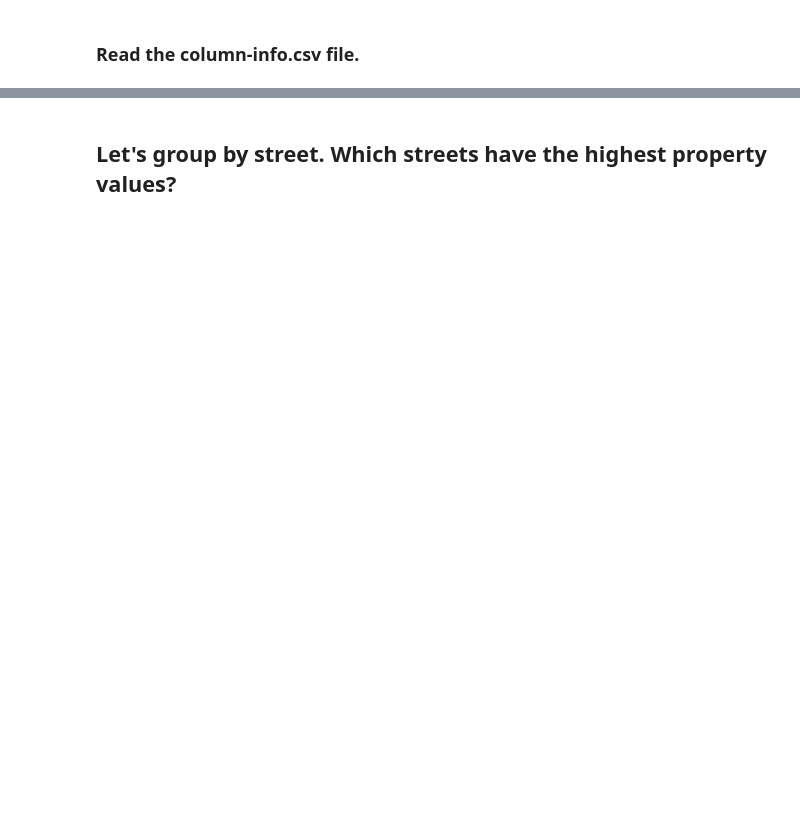
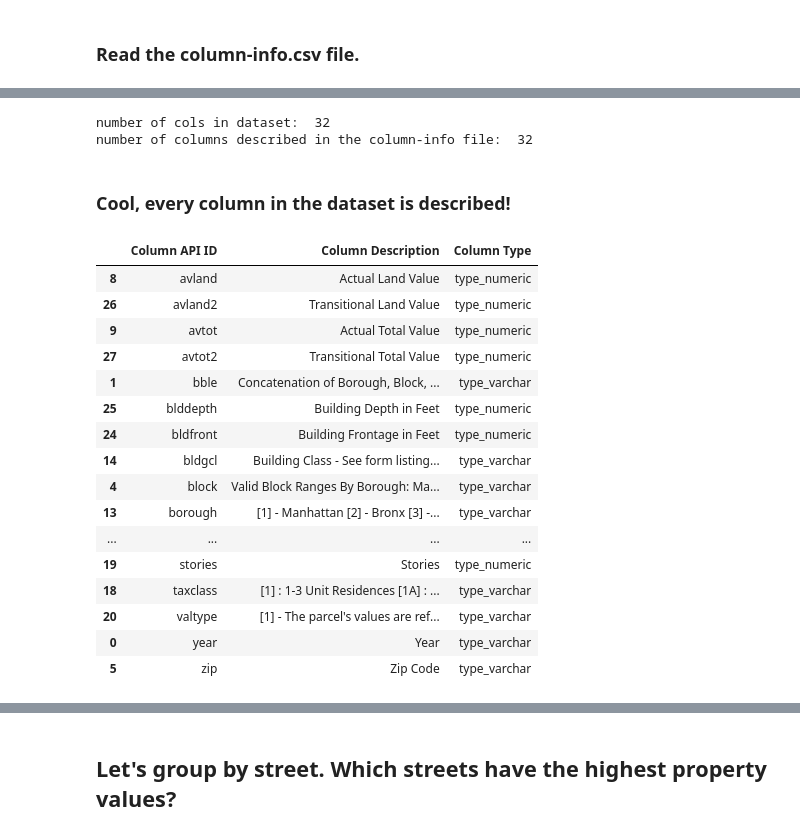
Before and after one commit to jdsketches/data_playground, a Jupyter notebook: nyc_properties.ipynb, the cells around one changed output, grey strips where cells are left out. Cells and saved outputs as stored; diff of their text form; code cells hidden in the pictures; blank space fills up the shorter version.

```diff
--- a/nyc_properties.ipynb
+++ b/nyc_properties.ipynb
@@ -459,0 +253,30 @@ df14_zip11231_subcols.describe()
+# %%
+print("number of cols in dataset: ", len(df10_zip11231.columns))
+print("number of columns described in the column-info file: ", colinfo_df.shape[0])
+# %% [output]
+number of cols in dataset:  32
+number of columns described in the column-info file:  32
+# %% [markdown]
+### Cool, every column in the dataset is described!
+# %%
+# display description for all cols
+pd.set_option("max_rows", 50)
+colinfo_df.ix[:, ["Column API ID", "Column Description", "Column Type"]].sort("Column API ID")
+# %% [output]
+|  | Column API ID | Column Description | Column Type |
+| 8 | avland | Actual Land Value | type_numeric |
+| 26 | avland2 | Transitional Land Value | type_numeric |
+| 9 | avtot | Actual Total Value | type_numeric |
+| 27 | avtot2 | Transitional Total Value | type_numeric |
+| 1 | bble | Concatenation of Borough, Block, ... | type_varchar |
+| 25 | blddepth | Building Depth in Feet | type_numeric |
+| 24 | bldfront | Building Frontage in Feet | type_numeric |
+| 14 | bldgcl | Building Class - See form listing... | type_varchar |
+| 4 | block | Valid Block Ranges By Borough: Ma... | type_varchar |
+| 13 | borough | [1] - Manhattan [2] - Bronx [3] -... | type_varchar |
+| ... | ... | ... | ... |
+| 19 | stories | Stories | type_numeric |
+| 18 | taxclass | [1] : 1-3 Unit Residences [1A] : ... | type_varchar |
+| 20 | valtype | [1] - The parcel's values are ref... | type_varchar |
+| 0 | year | Year | type_varchar |
+| 5 | zip | Zip Code | type_varchar |
```
Also changed, not shown: parts of 59 cells of this notebook.
